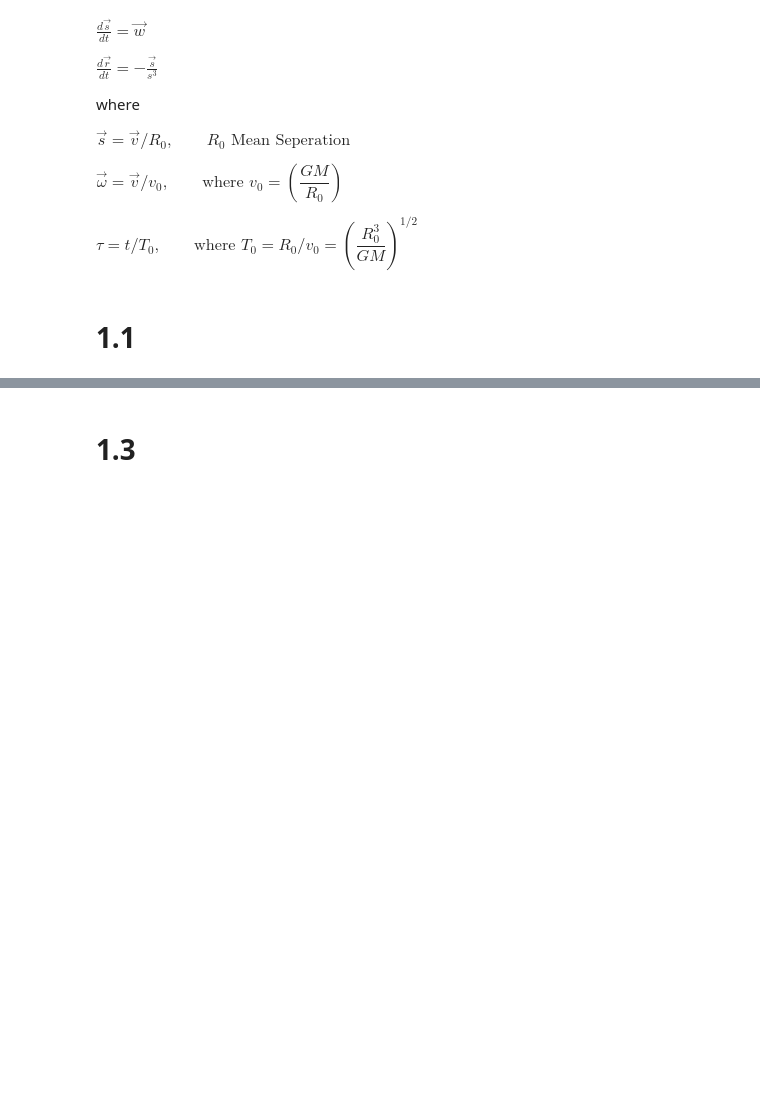
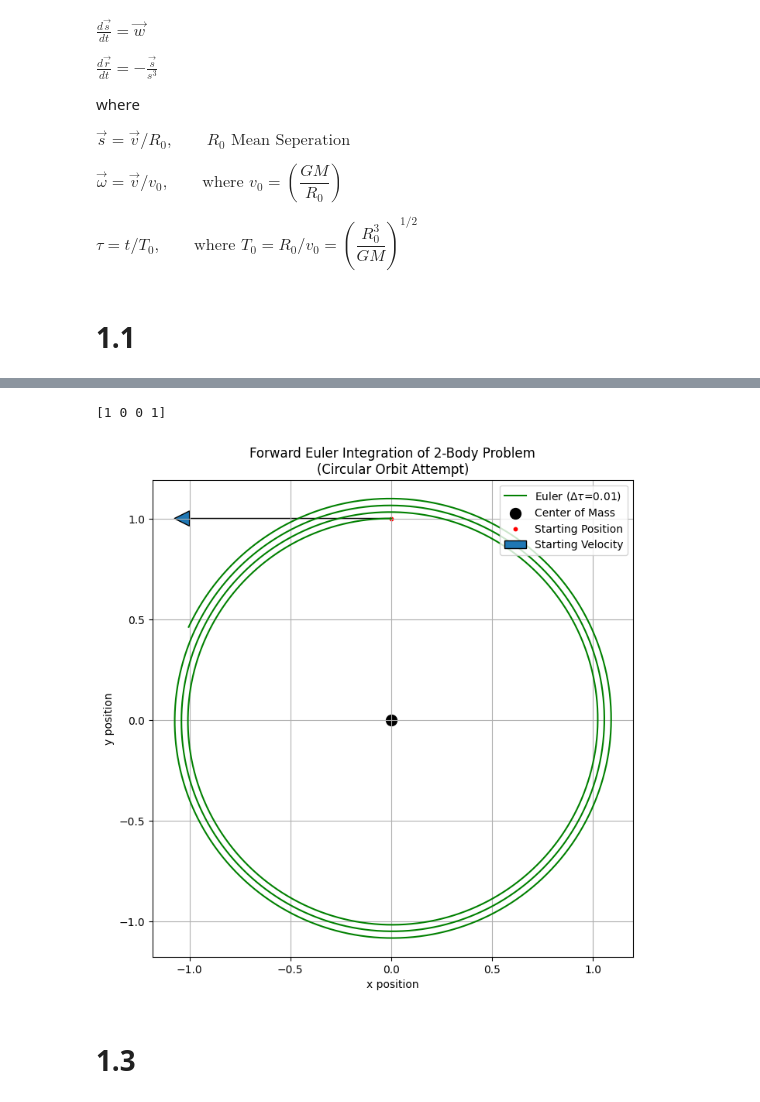
Before and after one commit to FinnZeumer/Introduction-to-Computational-Physics, a Jupyter notebook: Homework_8.ipynb, the cells around one changed output, grey strips where cells are left out. Saved outputs shown, nothing was run; the diff lists cells and outputs as text; code cells hidden in the pictures; blank space fills up the shorter version.

```diff
--- a/Homework_8.ipynb
+++ b/Homework_8.ipynb
@@ -43,2 +76,14 @@ def norm_time(t, R_0:float = 1, m:float = 1):
 # %%
+# INITIAL CONDITIONS AND CONSTANTS
+#Timesteps
 delta_tau = 0.01
+# total time
+t_tot = 10
+# steps
+N_steps = int(t_tot/delta_tau)
+
+# INITIAL CONDITIONS
+# The starting seperation y(0)
+s_0 = [1,0]
+# the sarting velocity y'(0)
+w_0 = [0,1] # must be perpendicular to s_0
@@ -45,3 +215,34 @@ delta_tau = 0.01
+# %%
+params = eulerSolving_twoBodyTwoD()
+x_pos = params[:,0]
+y_pos = params[:,1]
+x_velo = params[:,2]
+y_velo = params[:,3]
+
+# --- Plotting the Result (Task 2) ---
+plt.figure(figsize=(8, 8))
+ax = plt.axes()
+ax.plot(
+    x_pos,
+    y_pos,
+    label=fr'Euler ($\Delta\tau$={delta_tau})',
+    color='green'
+    )
+
+ax.scatter([0], [0], color='black', s=100, label='Center of Mass')
+ax.scatter(x_pos[0], y_pos[0], color='red', s=10, label='Starting Position')
+ax.arrow(x_pos[0], y_pos[0], x_velo[0], y_velo[0], head_width=0.075, head_length=0.075, label='Starting Velocity')
+
+plt.title('Forward Euler Integration of 2-Body Problem\n(Circular Orbit Attempt)')
+plt.xlabel('x position')
+plt.ylabel('y position')
+plt.axis('equal') # Crucial for visualizing circle vs spiral
+plt.grid(True)
+plt.legend(loc='upper right')
+plt.show()
+# %% [output]
+[1 0 0 1]
+[figure, added]
 # %% [markdown]
 # 1.3
 # %% [markdown]
```
Also changed, not shown: parts of 8 cells of this notebook, 1 other file.
